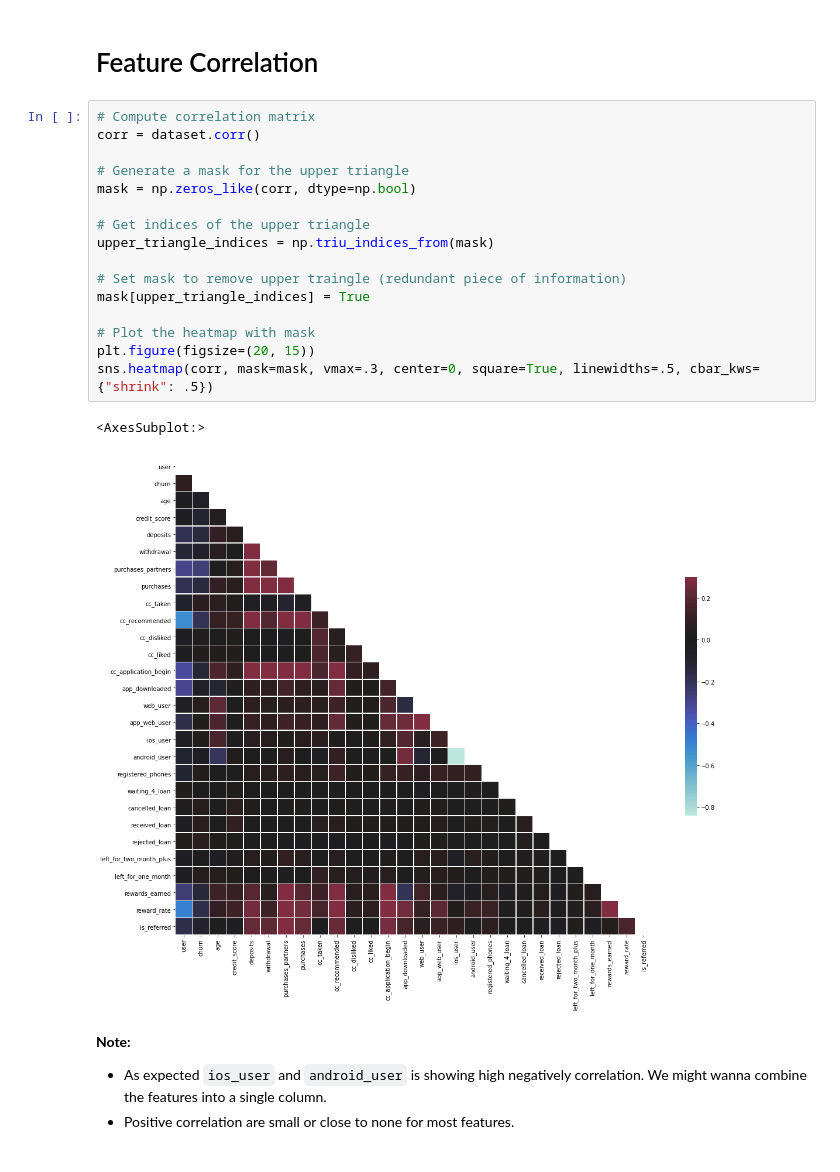
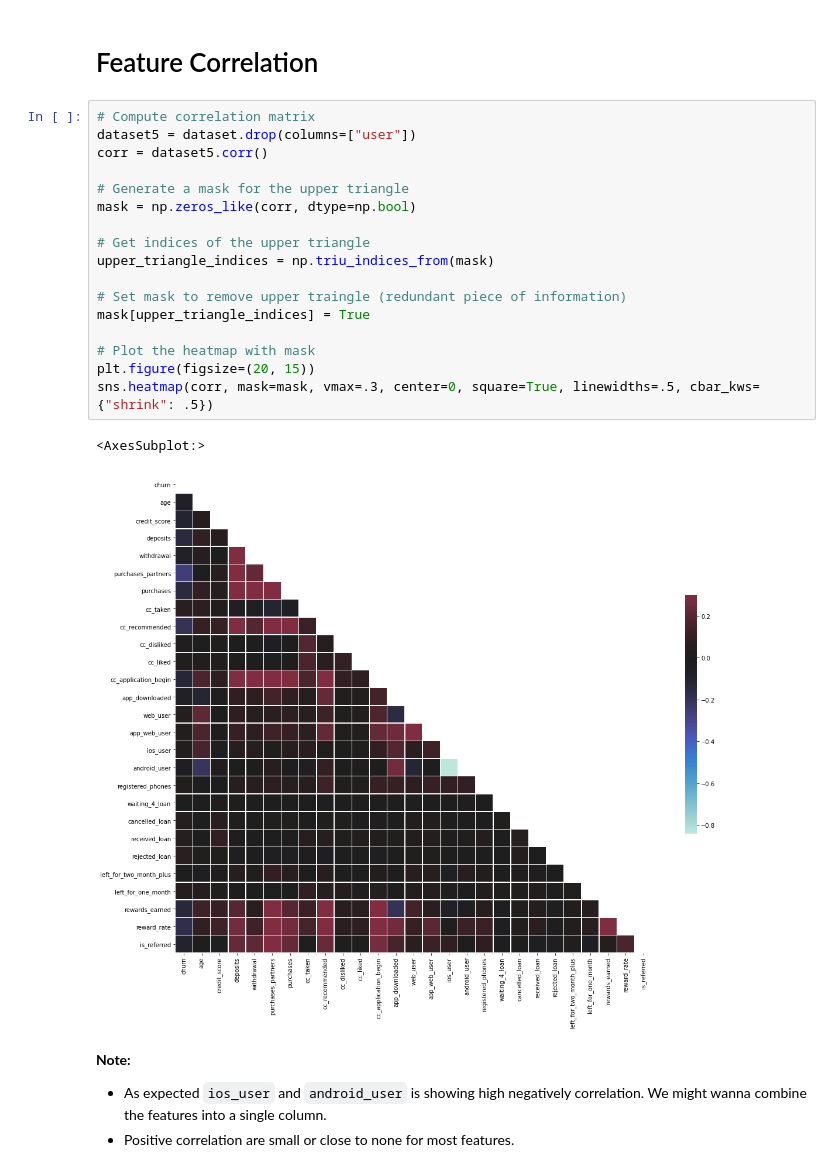
Before and after one commit to nityansuman/machine-learning-porch, a Jupyter notebook: analytics/churn-prediction-through-usage-analysis.ipynb, the cells around one changed output. Saved outputs shown, nothing was run; the diff lists cells and outputs as text.

```diff
--- a/analytics/churn-prediction-through-usage-analysis.ipynb
+++ b/analytics/churn-prediction-through-usage-analysis.ipynb
@@ -199,23 +199,24 @@ dataset4.corrwith(dataset.churn, axis=0).plot.bar(
 # Feature Correlation
 # %%
 # Compute correlation matrix
-corr = dataset.corr()
+dataset5 = dataset.drop(columns=["user"])
+corr = dataset5.corr()
 
 # Generate a mask for the upper triangle
 mask = np.zeros_like(corr, dtype=np.bool)
 
 # Get indices of the upper triangle
 upper_triangle_indices = np.triu_indices_from(mask)
 
 # Set mask to remove upper traingle (redundant piece of information)
 mask[upper_triangle_indices] = True
 
 # Plot the heatmap with mask
 plt.figure(figsize=(20, 15))
 sns.heatmap(corr, mask=mask, vmax=.3, center=0, square=True, linewidths=.5, cbar_kws={"shrink": .5})
 # %% [output]
 <AxesSubplot:>
-[figure, old version]
+[figure, new version]
 # %% [markdown]
 **Note:**
 
```
Also changed, not shown: parts of 5 cells of this notebook.
